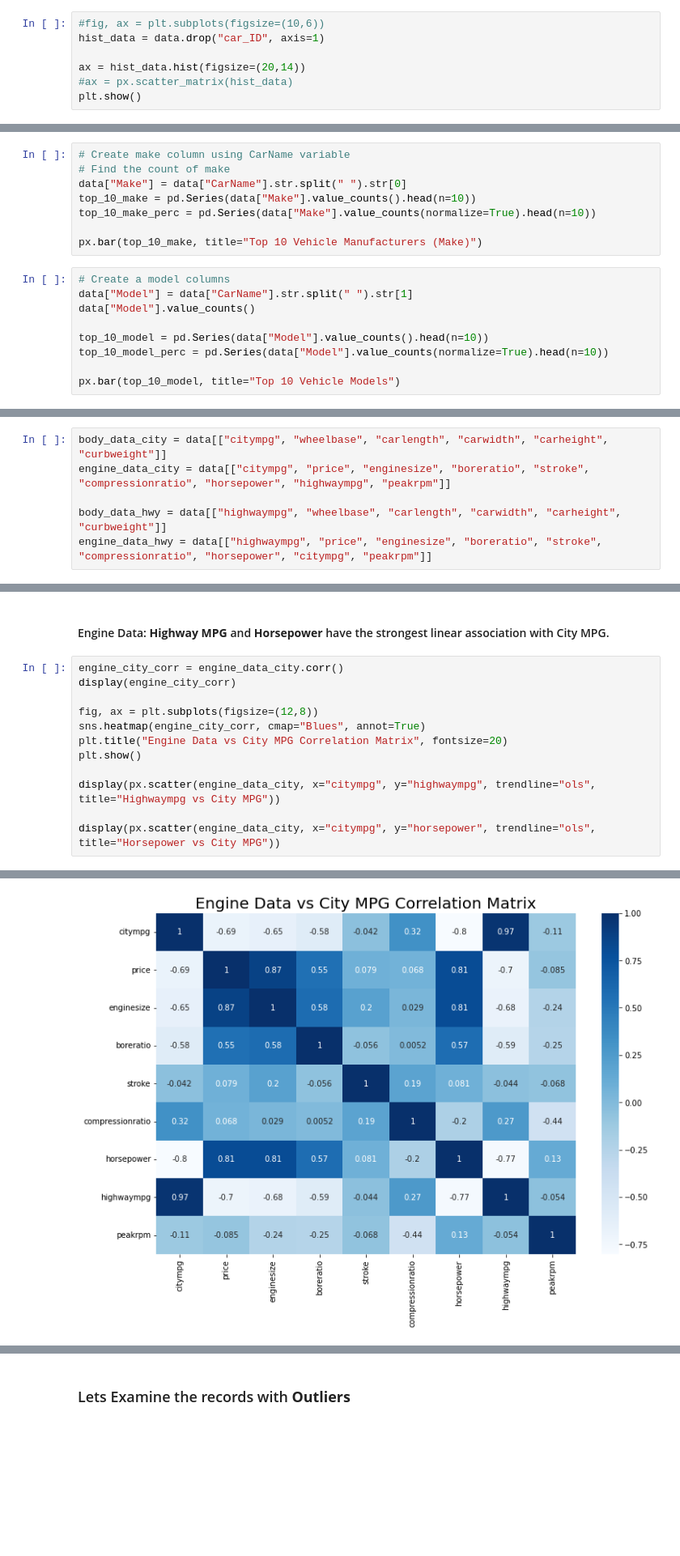
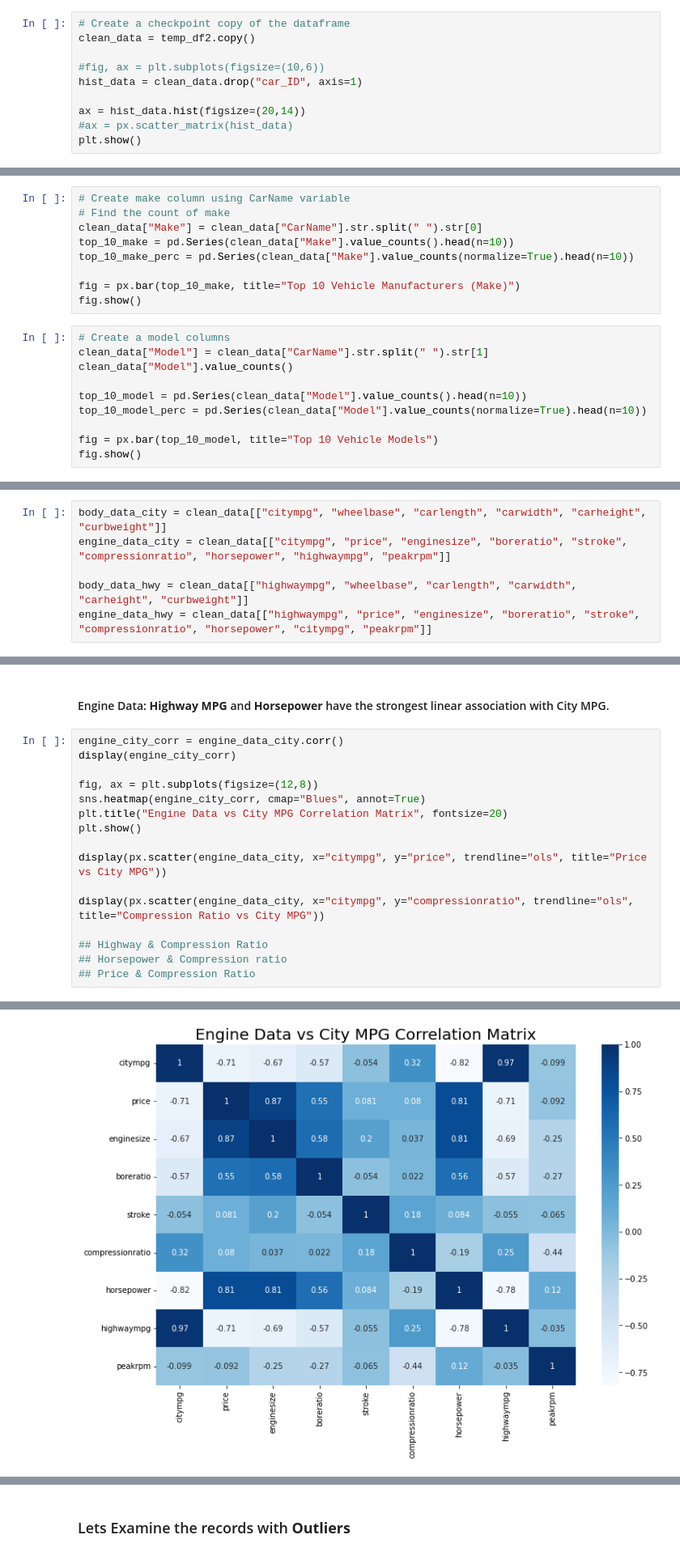
Before and after one commit to ShaneJett-DS/car_price_prediction, a Jupyter notebook: car_prediction.ipynb, the cells around one changed output, grey strips where cells are left out. Shown at 81% size. Saved outputs shown, nothing was run; the diff lists cells and outputs as text; blank space fills up the shorter version.

```diff
--- a/car_prediction.ipynb
+++ b/car_prediction.ipynb
@@ -177,8 +177,11 @@ print(temp_df2.shape)
 # %% [markdown]
 #### Distribution of Numerical Variables
 # %%
+# Create a checkpoint copy of the dataframe
+clean_data = temp_df2.copy()
+
 #fig, ax = plt.subplots(figsize=(10,6))
-hist_data = data.drop("car_ID", axis=1)
+hist_data = clean_data.drop("car_ID", axis=1)
 
 ax = hist_data.hist(figsize=(20,14))
 #ax = px.scatter_matrix(hist_data)
@@ -194,30 +197,32 @@ plt.show()
 # %%
 # Create make column using CarName variable
 # Find the count of make
-data["Make"] = data["CarName"].str.split(" ").str[0]
-top_10_make = pd.Series(data["Make"].value_counts().head(n=10))
-top_10_make_perc = pd.Series(data["Make"].value_counts(normalize=True).head(n=10))
+clean_data["Make"] = clean_data["CarName"].str.split(" ").str[0]
+top_10_make = pd.Series(clean_data["Make"].value_counts().head(n=10))
+top_10_make_perc = pd.Series(clean_data["Make"].value_counts(normalize=True).head(n=10))
 
-px.bar(top_10_make, title="Top 10 Vehicle Manufacturers (Make)")
+fig = px.bar(top_10_make, title="Top 10 Vehicle Manufacturers (Make)")
+fig.show()
 # %%
 # Create a model columns
-data["Model"] = data["CarName"].str.split(" ").str[1]
-data["Model"].value_counts()
+clean_data["Model"] = clean_data["CarName"].str.split(" ").str[1]
+clean_data["Model"].value_counts()
 
-top_10_model = pd.Series(data["Model"].value_counts().head(n=10))
-top_10_model_perc = pd.Series(data["Model"].value_counts(normalize=True).head(n=10))
+top_10_model = pd.Series(clean_data["Model"].value_counts().head(n=10))
+top_10_model_perc = pd.Series(clean_data["Model"].value_counts(normalize=True).head(n=10))
 
-px.bar(top_10_model, title="Top 10 Vehicle Models")
+fig = px.bar(top_10_model, title="Top 10 Vehicle Models")
+fig.show()
 # %% [markdown]
 ## Separate data into two dataframes:
 ####                                    1.) Body Variables + Target
 ####                                    2.) Engine Variables + Target
 # %%
-body_data_city = data[["citympg", "wheelbase", "carlength", "carwidth", "carheight", "curbweight"]]
-engine_data_city = data[["citympg", "price", "enginesize", "boreratio", "stroke", "compressionratio", "horsepower", "highwaympg", "peakrpm"]]
+body_data_city = clean_data[["citympg", "wheelbase", "carlength", "carwidth", "carheight", "curbweight"]]
+engine_data_city = clean_data[["citympg", "price", "enginesize", "boreratio", "stroke", "compressionratio", "horsepower", "highwaympg", "peakrpm"]]
 
-body_data_hwy = data[["highwaympg", "wheelbase", "carlength", "carwidth", "carheight", "curbweight"]]
-engine_data_hwy = data[["highwaympg", "price", "enginesize", "boreratio", "stroke", "compressionratio", "horsepower", "citympg", "peakrpm"]]
+body_data_hwy = clean_data[["highwaympg", "wheelbase", "carlength", "carwidth", "carheight", "curbweight"]]
+engine_data_hwy = clean_data[["highwaympg", "price", "enginesize", "boreratio", "stroke", "compressionratio", "horsepower", "citympg", "peakrpm"]]
 # %% [markdown]
 ## Create Correlation Matricies w/Heatmaps
 # %% [markdown]
@@ -254,8 +261,12 @@ sns.heatmap(engine_city_corr, cmap="Blues", annot=True)
 plt.title("Engine Data vs City MPG Correlation Matrix", fontsize=20)
 plt.show()
 
-display(px.scatter(engine_data_city, x="citympg", y="highwaympg", trendline="ols", title="Highwaympg vs City MPG"))
+display(px.scatter(engine_data_city, x="citympg", y="price", trendline="ols", title="Price vs City MPG"))
 
-display(px.scatter(engine_data_city, x="citympg", y="horsepower", trendline="ols", title="Horsepower vs City MPG"))
+display(px.scatter(engine_data_city, x="citympg", y="compressionratio", trendline="ols", title="Compression Ratio vs City MPG"))
+
+## Highway & Compression Ratio
+## Horsepower & Compression ratio
+## Price & Compression Ratio
 # %% [output]
 |  | citympg | price | enginesize | boreratio | stroke | compressionratio | horsepower | highwaympg | peakrpm |
@@ -271 +282 @@ display(px.scatter(engine_data_city, x="citympg", y="horsepower", trendline="ols
-[figure, old version]
+[figure, new version]
```
Also changed, not shown: parts of 5 cells of this notebook.
